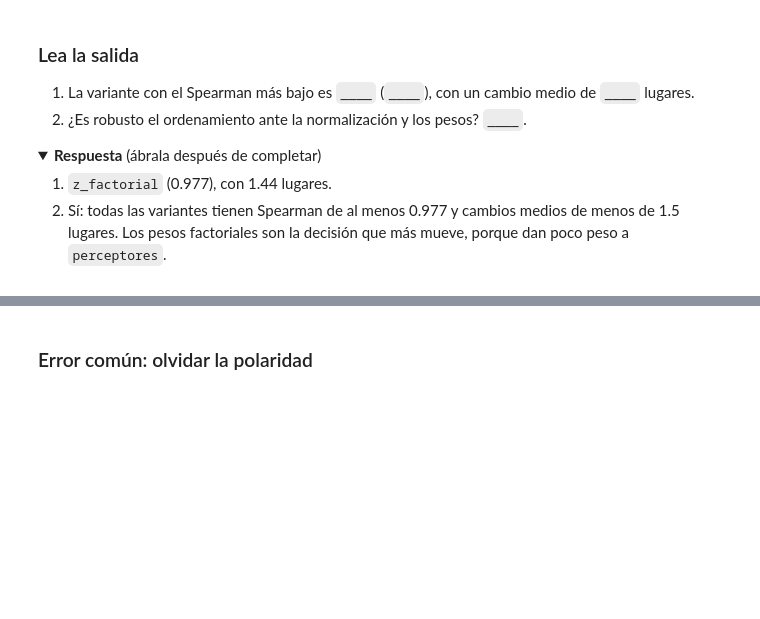
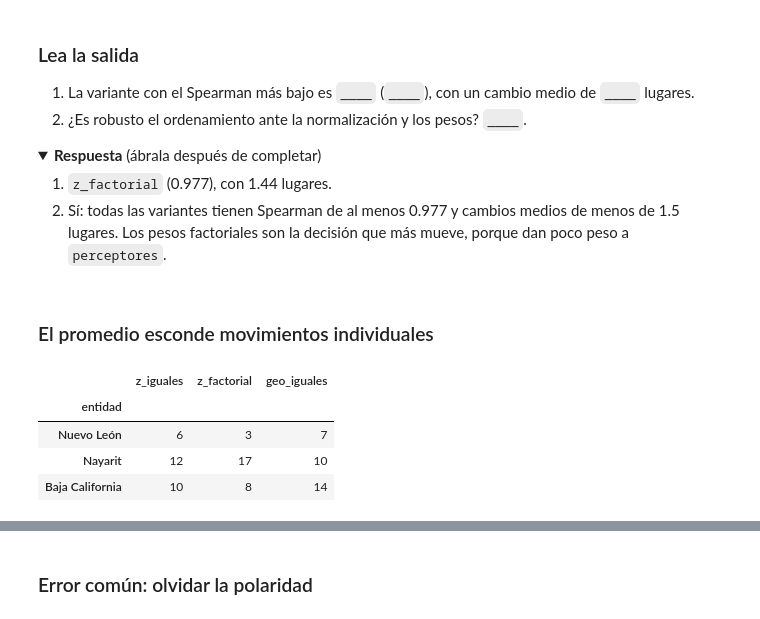
Before and after one commit to benjov/Multivariante-II-2026-Tec, a Jupyter notebook: 04 Indices/01 Indice ENIGH/Indice_Compuesto_ENIGH.ipynb, the cells around one changed output, grey strips where cells are left out. Saved outputs shown, nothing was run; the diff lists cells and outputs as text; code cells hidden in the pictures; folded sections open; blank space fills up the shorter version.

```diff
--- a/04 Indices/01 Indice ENIGH/Indice_Compuesto_ENIGH.ipynb
+++ b/04 Indices/01 Indice ENIGH/Indice_Compuesto_ENIGH.ipynb
@@ -102,0 +182,9 @@ $\text{Corr}(y_j, I) = (\mathbf{R}\mathbf{w})_j / \sqrt{\mathbf{w}'\mathbf{R}\ma
+# %%
+D_miles = D.copy()
+D_miles["ing_pc"] = D["ing_pc"] - np.log(1000)    # (a) afín: log(y/1000) = log y - log 1000
+D_sinlog = D.copy()
+D_sinlog["ing_pc"] = np.exp(D["ing_pc"])           # (b) creciente, no afín
+for f in [norm_z, norm_minmax, norm_rango]:
+    cambio_a = np.abs(f(D_miles) - f(D)).max().max()
+    cambio_b = np.abs(f(D_sinlog) - f(D)).max().max()
+    print(f"{f.__name__:12s} cambio máximo: (a) miles = {cambio_a:.3f} | (b) sin log = {cambio_b:.3f}")
@@ -197,3 +423,14 @@ resumen.round(3)
 2. Sí: todas las variantes tienen Spearman de al menos 0.977 y cambios medios de menos de 1.5 lugares. Los pesos factoriales son la decisión que más mueve, porque dan poco peso a `perceptores`.
 
 </details>
+# %% [markdown]
+### El promedio esconde movimientos individuales
+# %%
+lugares.loc[["Nuevo León", "Nayarit", "Baja California"],
+            ["z_iguales", "z_factorial", "geo_iguales"]].astype(int)
+# %% [output]
+|  | z_iguales | z_factorial | geo_iguales |
+| entidad |  |  |  |
+| Nuevo León | 6 | 3 | 7 |
+| Nayarit | 12 | 17 | 10 |
+| Baja California | 10 | 8 | 14 |
```
Also changed, not shown: parts of 47 cells of this notebook.
